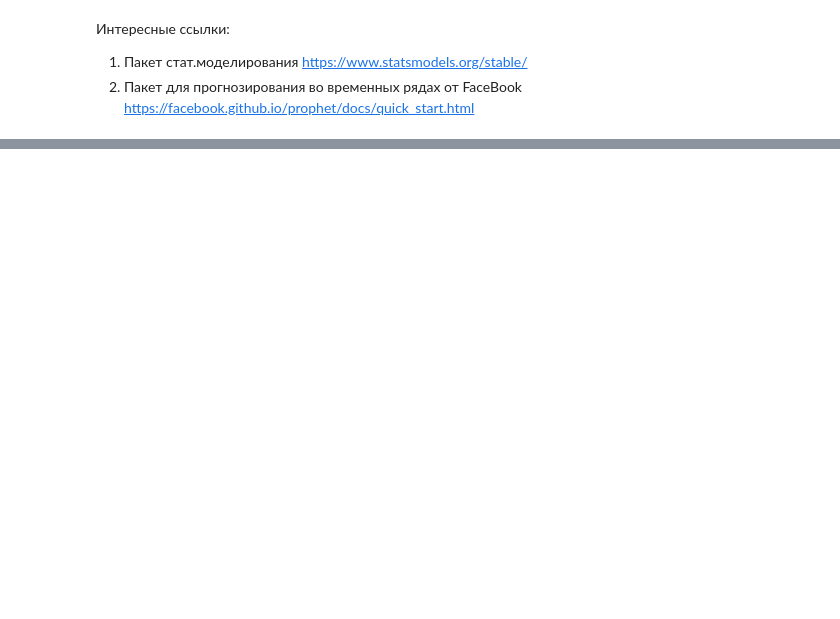
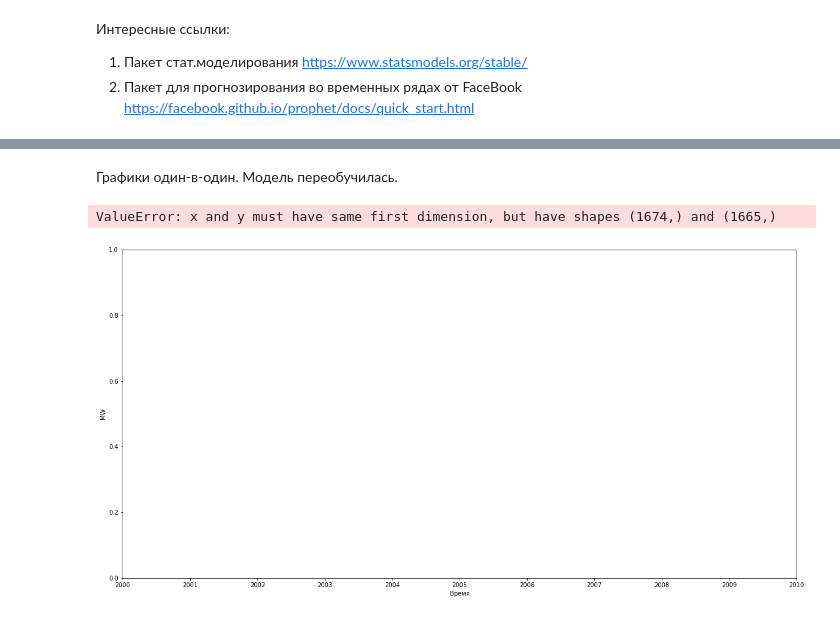
Before and after one commit to pugachdv/Geekbrains, a Jupyter notebook: Машинное обучение в бизнесе_20200513/homework_2.ipynb, the cells around one changed output, grey strips where cells are left out. Drawn from its saved outputs; the diff is of its cells as text; code cells hidden in the pictures; blank space fills up the shorter version.

```diff
--- a/Машинное обучение в бизнесе_20200513/homework_2.ipynb
+++ b/Машинное обучение в бизнесе_20200513/homework_2.ipynb
@@ -598,0 +738,30 @@ h - горизонт прогноза , на сколько измерений
+# %% [markdown]
+Графики один-в-один. Модель переобучилась.
+# %%
+h=10
+X_train_b = train_b.iloc[:-h,:]
+y_train_b = train_b[df.columns[0]].values[h:]
+X_test_b = test_b.iloc[:-h,:]
+y_test_b = test_b[df.columns[0]].values[h:]
+
+model_gb = GradientBoostingRegressor(max_depth=15, random_state=0, n_estimators=100)
+model_gb.fit( X_train_b, y_train_b )
+X_test_pred_gb = model_gb.predict(X_test_b)
+
+plt.figure(figsize=(20, 10))
+
+plt.xlabel('Время')
+plt.ylabel('MW')
+plt.plot(test_b.index[1:],X_test_pred_gb, label='predict data' )
+plt.plot(test_b.index[1:],y_test_b, label='test data')
+plt.plot(df.loc[split_date:].index, df.loc[split_date:][0], label='исходный ряд', marker=',')
+
+plt.legend()
+plt.show()
+
+er_g = mean_absolute_percentage_error(y_true=y_test_b, y_pred=X_test_pred_gb)
+
+print('ошибка градиентного бустинга :  ', er_g, '%')
+# %% [output]
+ValueError: x and y must have same first dimension, but have shapes (1674,) and (1665,)
+[figure, added]
```
Also changed, not shown: parts of 24 cells of this notebook.
